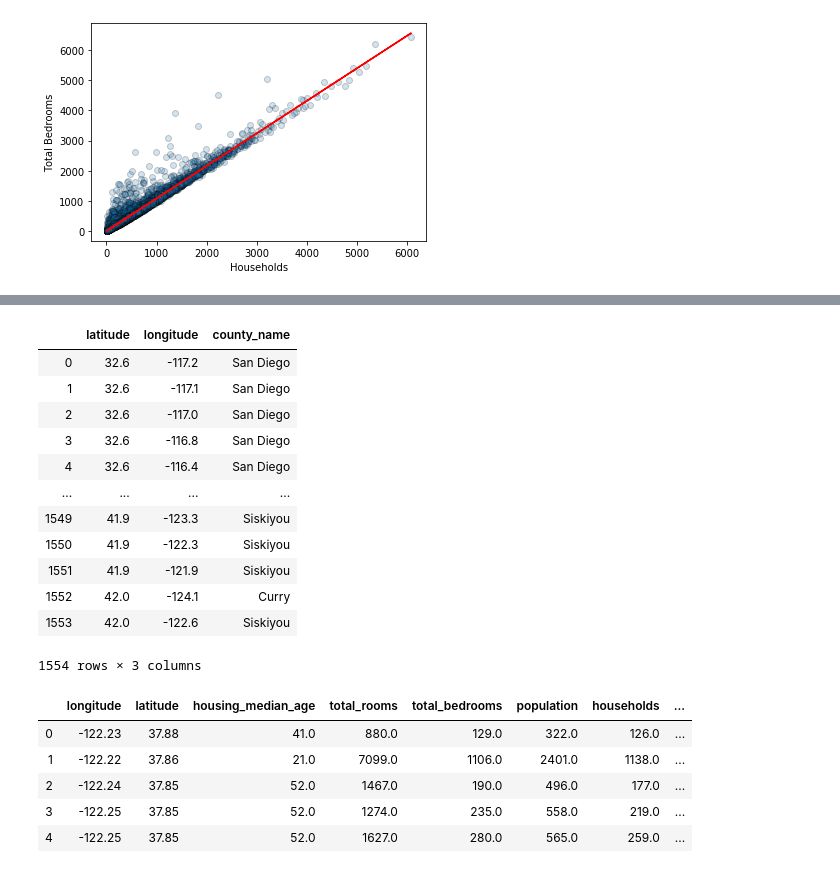
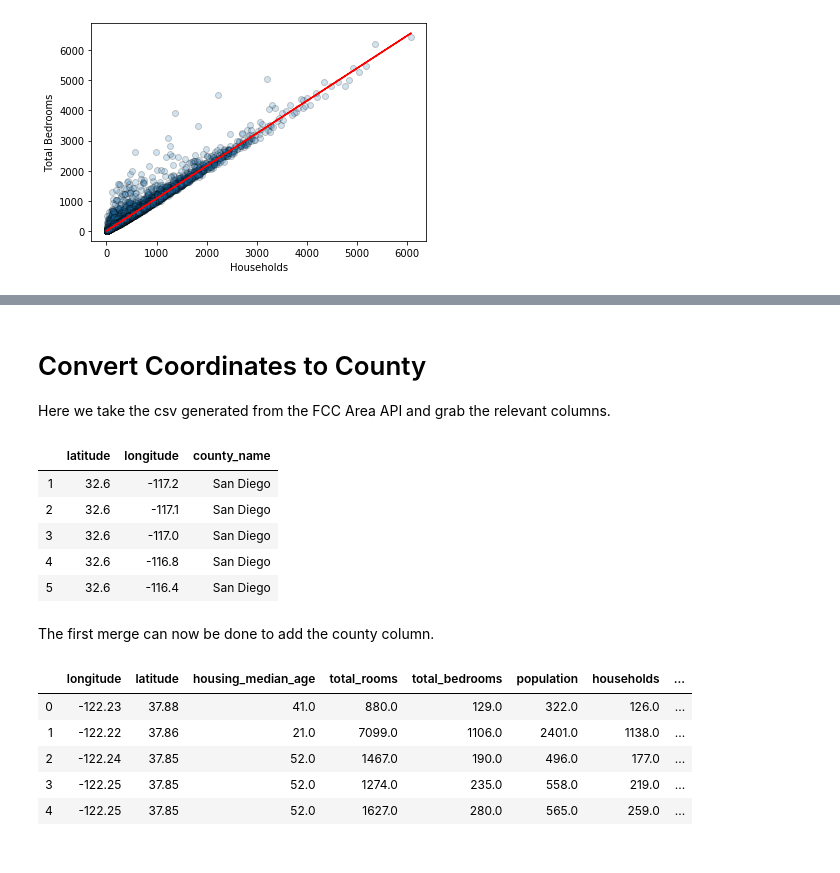
Before and after one commit to phamkdaniel/Cali-Housing-Project, a Jupyter notebook: data_merging.ipynb, the cells around one changed output, grey strips where cells are left out. Drawn from its saved outputs; the diff is of its cells as text; code cells hidden in the pictures.

```diff
--- a/daniel_merging.ipynb
+++ b/data_merging.ipynb
@@ -264,27 +296,23 @@ housing_df.head()
+# %% [markdown]
+# Convert Coordinates to County
+
+Here we take the csv generated from the FCC Area API and grab the relevant columns.
 # %%
-# read lat,long to county data
-county_file = "Resources/county_data_clean.csv"
-county_df = pd.read_csv(county_file)
-county_df = pd.DataFrame(county_df)
-
-# grab relevent columns
+# get lat,long to county data
+county_df = pd.read_csv("Resources/county_data.csv")
+county_df = county_df.dropna(how="any")
 county_df = county_df[["latitude", "longitude","county_name"]]
 
-county_df
+county_df.head()
 # %% [output]
 |  | latitude | longitude | county_name |
-| 0 | 32.6 | -117.2 | San Diego |
-| 1 | 32.6 | -117.1 | San Diego |
-| 2 | 32.6 | -117.0 | San Diego |
-| 3 | 32.6 | -116.8 | San Diego |
-| 4 | 32.6 | -116.4 | San Diego |
-| ... | ... | ... | ... |
-| 1549 | 41.9 | -123.3 | Siskiyou |
-| 1550 | 41.9 | -122.3 | Siskiyou |
-| 1551 | 41.9 | -121.9 | Siskiyou |
-| 1552 | 42.0 | -124.1 | Curry |
-| 1553 | 42.0 | -122.6 | Siskiyou |
+| 1 | 32.6 | -117.2 | San Diego |
+| 2 | 32.6 | -117.1 | San Diego |
+| 3 | 32.6 | -117.0 | San Diego |
+| 4 | 32.6 | -116.8 | San Diego |
+| 5 | 32.6 | -116.4 | San Diego |
-1554 rows × 3 columns
+# %% [markdown]
+The first merge can now be done to add the county column.
 # %%
 # merge county name on lat,long
 housing_county_df = pd.merge(housing_df, county_df, how="left", left_on=["longitude_round","latitude_round"], right_on=["longitude","latitude"])
```
Also changed, not shown: parts of 17 cells of this notebook, 4 other files.
